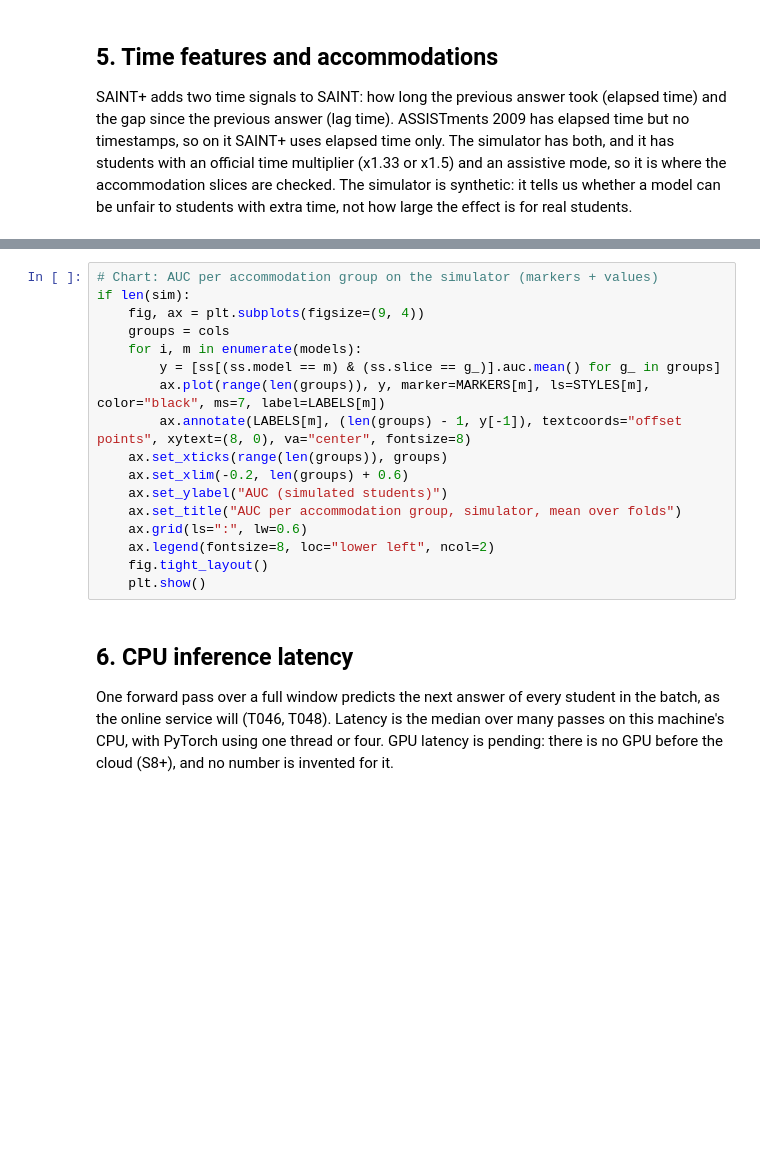
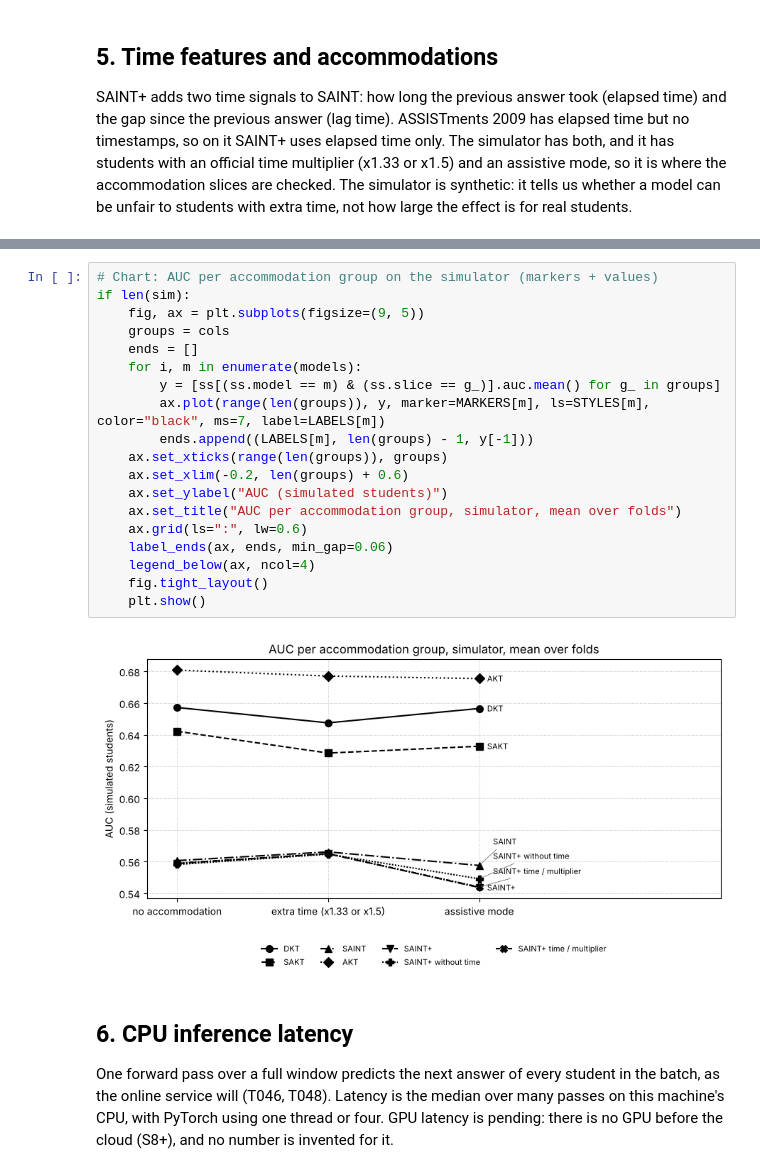
Before and after one commit to salahamami/Kuizi, a Jupyter notebook: ml/benchmarks/t040_benchmark.ipynb, the cells around one changed output, grey strips where cells are left out. Drawn from its saved outputs; the diff is of its cells as text; blank space fills up the shorter version.

```diff
--- a/ml/benchmarks/t040_benchmark.ipynb
+++ b/ml/benchmarks/t040_benchmark.ipynb
@@ -204,20 +371,24 @@ sim_tab
 # %%
 # Chart: AUC per accommodation group on the simulator (markers + values)
 if len(sim):
-    fig, ax = plt.subplots(figsize=(9, 4))
+    fig, ax = plt.subplots(figsize=(9, 5))
     groups = cols
+    ends = []
     for i, m in enumerate(models):
         y = [ss[(ss.model == m) & (ss.slice == g_)].auc.mean() for g_ in groups]
         ax.plot(range(len(groups)), y, marker=MARKERS[m], ls=STYLES[m], color="black", ms=7, label=LABELS[m])
-        ax.annotate(LABELS[m], (len(groups) - 1, y[-1]), textcoords="offset points", xytext=(8, 0), va="center", fontsize=8)
+        ends.append((LABELS[m], len(groups) - 1, y[-1]))
     ax.set_xticks(range(len(groups)), groups)
     ax.set_xlim(-0.2, len(groups) + 0.6)
     ax.set_ylabel("AUC (simulated students)")
     ax.set_title("AUC per accommodation group, simulator, mean over folds")
     ax.grid(ls=":", lw=0.6)
-    ax.legend(fontsize=8, loc="lower left", ncol=2)
+    label_ends(ax, ends, min_gap=0.06)
+    legend_below(ax, ncol=4)
     fig.tight_layout()
     plt.show()
+# %% [output]
+[figure, added]
 # %% [markdown]
 ## 6. CPU inference latency
 
```
Also changed, not shown: parts of 18 cells of this notebook, 21 other files.
